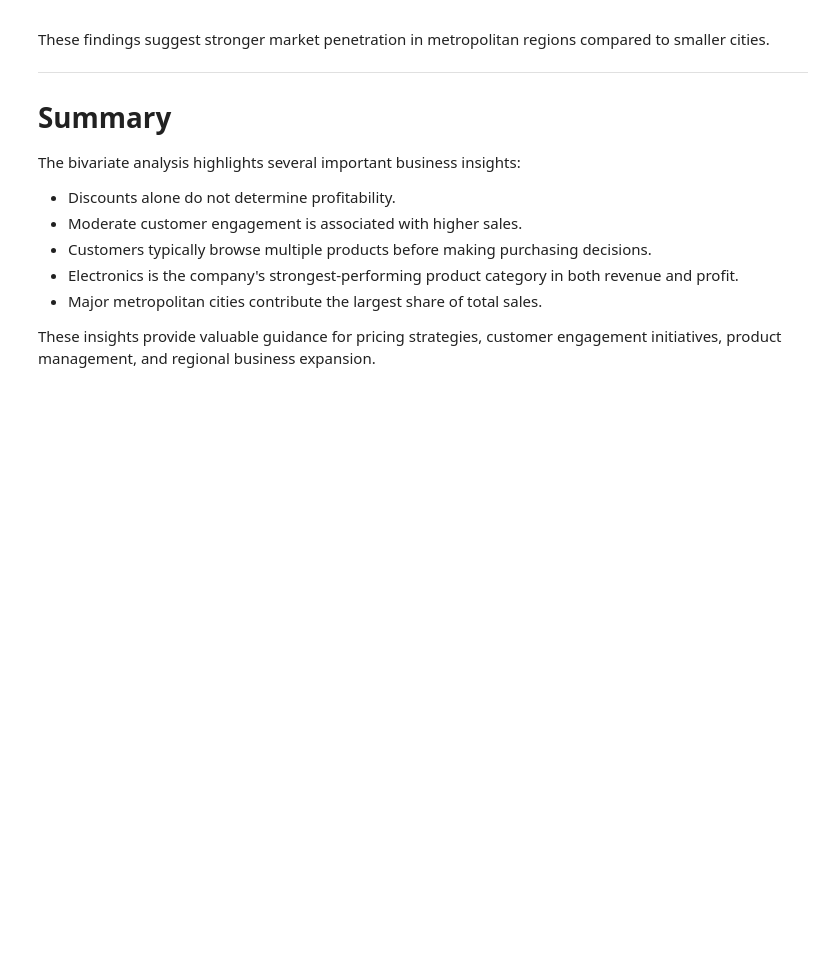
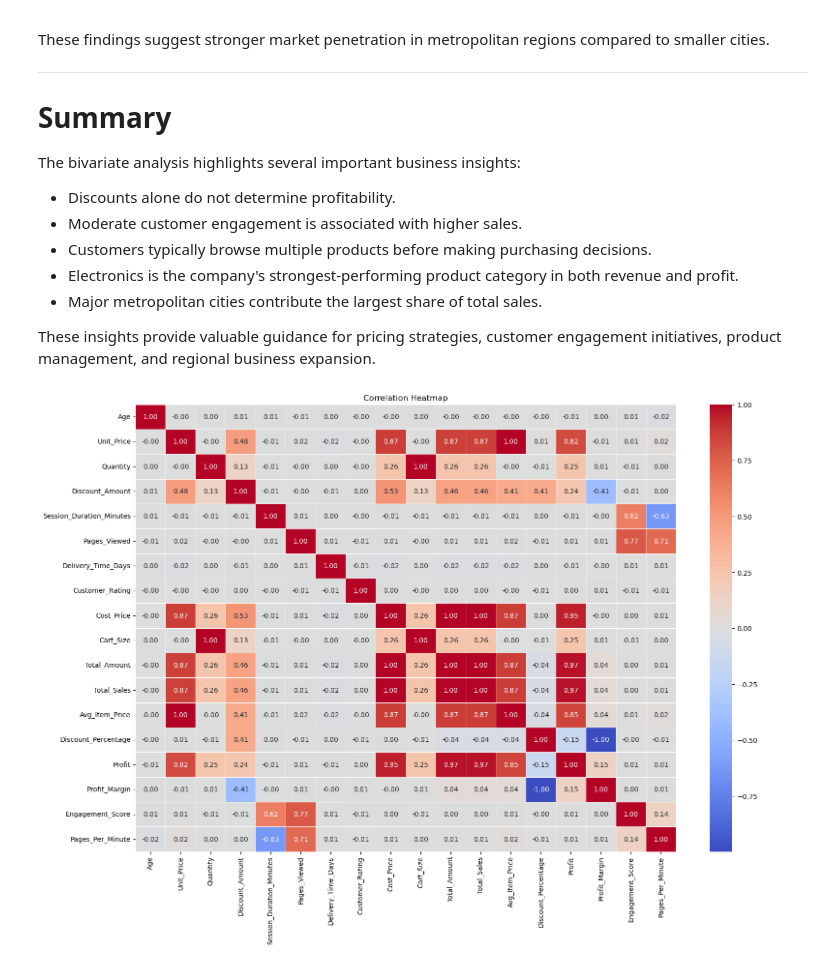
Before and after one commit to sohamnp06/Shoplytics-AI, a Jupyter notebook: notebooks/eda2.ipynb, the cells around one changed output. Drawn from its saved outputs; the diff is of its cells as text; code cells hidden in the pictures; blank space fills up the shorter version.

```diff
--- a/notebooks/eda2.ipynb
+++ b/notebooks/eda2.ipynb
@@ -4,7 +4,7 @@ import pandas as pd
 import matplotlib.pyplot as plt
 import seaborn as sns
 # %%
-df = pd.read_csv('../data/CleanedSalesData.csv')
+df = pd.read_csv('../data/CleanedSalesData.csv', parse_dates=["Date"])
 df.head()
 # %% [output]
 |  | Order_ID | Customer_ID | Date | Age | Gender | City | Product_Category | Unit_Price | Quantity | ... |
@@ -225,3 +225,21 @@ The bivariate analysis highlights several important business insights:
 - Major metropolitan cities contribute the largest share of total sales.
 
 These insights provide valuable guidance for pricing strategies, customer engagement initiatives, product management, and regional business expansion.
+# %%
+plt.figure(figsize=(18,12))
+
+correlation = df.select_dtypes(include=np.number).corr()
+
+sns.heatmap(
+    correlation,
+    annot=True,
+    fmt=".2f",
+    cmap="coolwarm",
+    linewidths=0.5
+)
+
+plt.title("Correlation Heatmap")
+
+plt.show()
+# %% [output]
+[figure, added]
```
Also changed, not shown: parts of 5 cells of this notebook, 2 other files.
